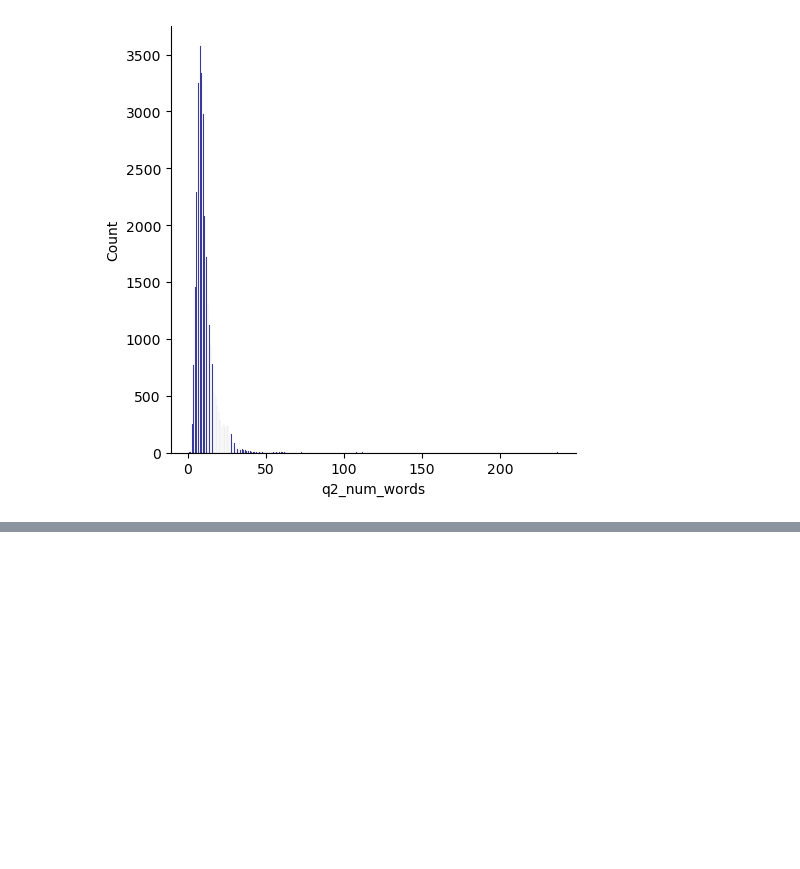
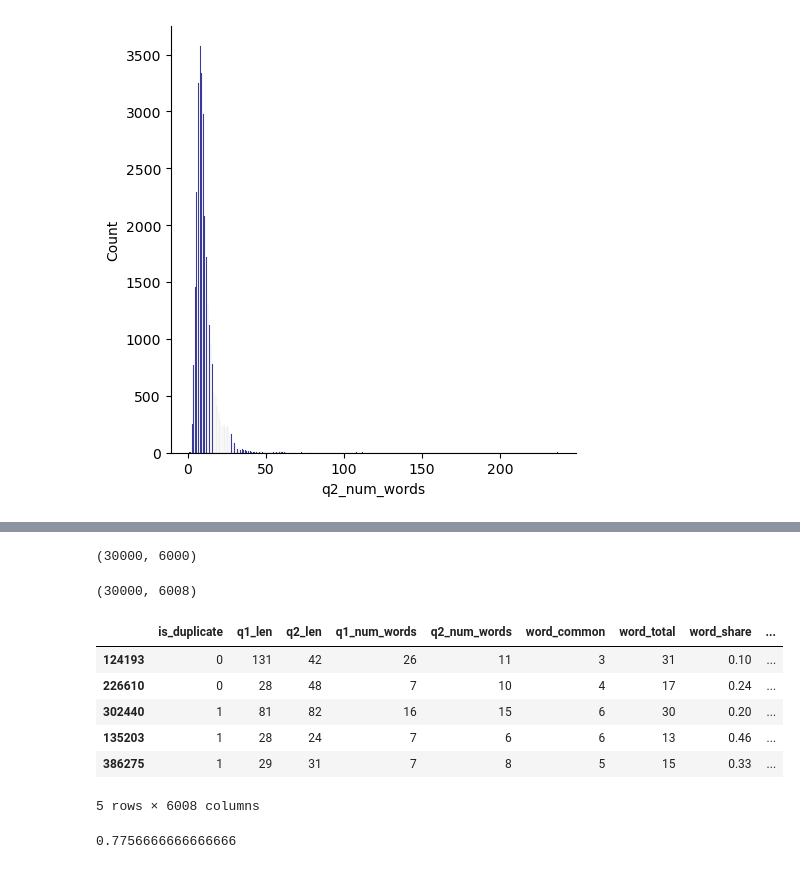
Before and after one commit to Vjeet83/N.L.P, a Jupyter notebook: nlp_project_Quora_similarQuestion_file_2_bow.ipynb, the cells around one changed output, grey strips where cells are left out. Drawn from its saved outputs; the diff is of its cells as text; code cells hidden in the pictures; blank space fills up the shorter version.

```diff
--- a/nlp_project_Quora_similarQuestion_file_2_bow.ipynb
+++ b/nlp_project_Quora_similarQuestion_file_2_bow.ipynb
@@ -328,0 +329,3 @@ plt.show()
+# %%
+ques_df =  new_df[["question1" , "question2"]]
+ques_df.head()
@@ -328,0 +339,4 @@ plt.show()
+# %%
+final_df = new_df.drop(columns = ['id','qid1','qid2','question1','question2'])
+print(final_df.shape)
+final_df.head()
@@ -328,0 +351,26 @@ plt.show()
+# %%
+from sklearn.feature_extraction.text import CountVectorizer
+question = list(ques_df['question1'])+list(ques_df['question2'])
+
+cv = CountVectorizer(max_features= 3000)
+q1_arr,q2_arr = np.vsplit(cv.fit_transform(question).toarray(),2)
+# %%
+temp_df1 = pd.DataFrame(q1_arr, index = ques_df.index)
+temp_df2 = pd.DataFrame(q2_arr,index =ques_df.index)
+temp_df = pd.concat([temp_df1,temp_df2],axis = 1)
+temp_df.shape
+# %% [output]
+(30000, 6000)
+# %%
+final_df = pd.concat([final_df,temp_df],axis = 1)
+print(final_df.shape)
+final_df.head()
+# %% [output]
+(30000, 6008)
+|  | is_duplicate | q1_len | q2_len | q1_num_words | q2_num_words | word_common | word_total | word_share | ... |
+| 124193 | 0 | 131 | 42 | 26 | 11 | 3 | 31 | 0.10 | ... |
+| 226610 | 0 | 28 | 48 | 7 | 10 | 4 | 17 | 0.24 | ... |
+| 302440 | 1 | 81 | 82 | 16 | 15 | 6 | 30 | 0.20 | ... |
+| 135203 | 1 | 28 | 24 | 7 | 6 | 6 | 13 | 0.46 | ... |
+| 386275 | 1 | 29 | 31 | 7 | 8 | 5 | 15 | 0.33 | ... |
+5 rows × 6008 columns
@@ -328,0 +380,9 @@ plt.show()
+# %%
+from sklearn.ensemble import RandomForestClassifier
+from sklearn.metrics import accuracy_score
+rf= RandomForestClassifier()
+rf.fit(x_train,y_train)
+y_pred = rf.predict(x_test)
+accuracy_score(y_test,y_pred)
+# %% [output]
+0.7756666666666666
```
Also changed, not shown: parts of 14 cells of this notebook.
